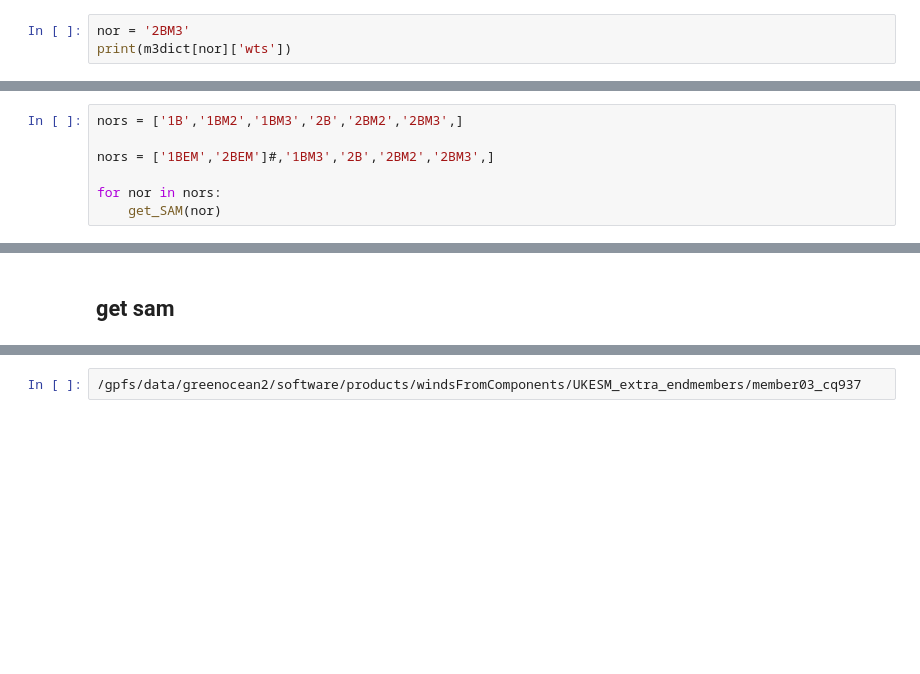
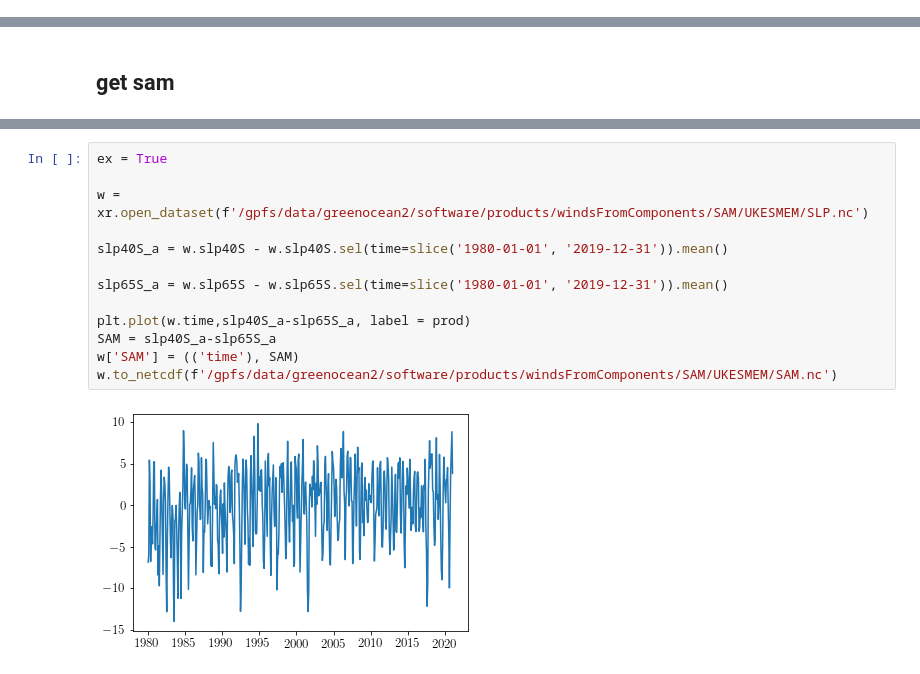
Before and after one commit to tjarnikova/windEval, a Jupyter notebook: SAMprocCode/SAM-UKESM3M.ipynb, the cells around one changed output, grey strips where cells are left out. Drawn from its saved outputs; the diff is of its cells as text; blank space fills up the shorter version.

```diff
--- a/SAMprocCode/SAM-UKESM3M.ipynb
+++ b/SAMprocCode/SAM-UKESM3M.ipynb
@@ -239,3 +196,0 @@ w10
-# %%
-nor = '2BM3'
-print(m3dict[nor]['wts'])
@@ -774,8 +689 @@ for yr in range(2015,2020):
-# %%
-nors = ['1B','1BM2','1BM3','2B','2BM2','2BM3',]
-
-nors = ['1BEM','2BEM']#,'1BM3','2B','2BM2','2BM3',]
-
-for nor in nors:
-    get_SAM(nor)
 # %% [markdown]
@@ -960,2 +757,15 @@ if ex:
-# %%
-/gpfs/data/greenocean2/software/products/windsFromComponents/UKESM_extra_endmembers/member03_cq937
+# %%
+ex = True
+
+w = xr.open_dataset(f'/gpfs/data/greenocean2/software/products/windsFromComponents/SAM/UKESMEM/SLP.nc')
+
+slp40S_a = w.slp40S - w.slp40S.sel(time=slice('1980-01-01', '2019-12-31')).mean()
+
+slp65S_a = w.slp65S - w.slp65S.sel(time=slice('1980-01-01', '2019-12-31')).mean()
+
+plt.plot(w.time,slp40S_a-slp65S_a, label = prod)
+SAM = slp40S_a-slp65S_a
+w['SAM'] = (('time'), SAM)
+w.to_netcdf(f'/gpfs/data/greenocean2/software/products/windsFromComponents/SAM/UKESMEM/SAM.nc')
+# %% [output]
+[figure, added]
```
Also changed, not shown: parts of 24 cells of this notebook, 8 other files.
